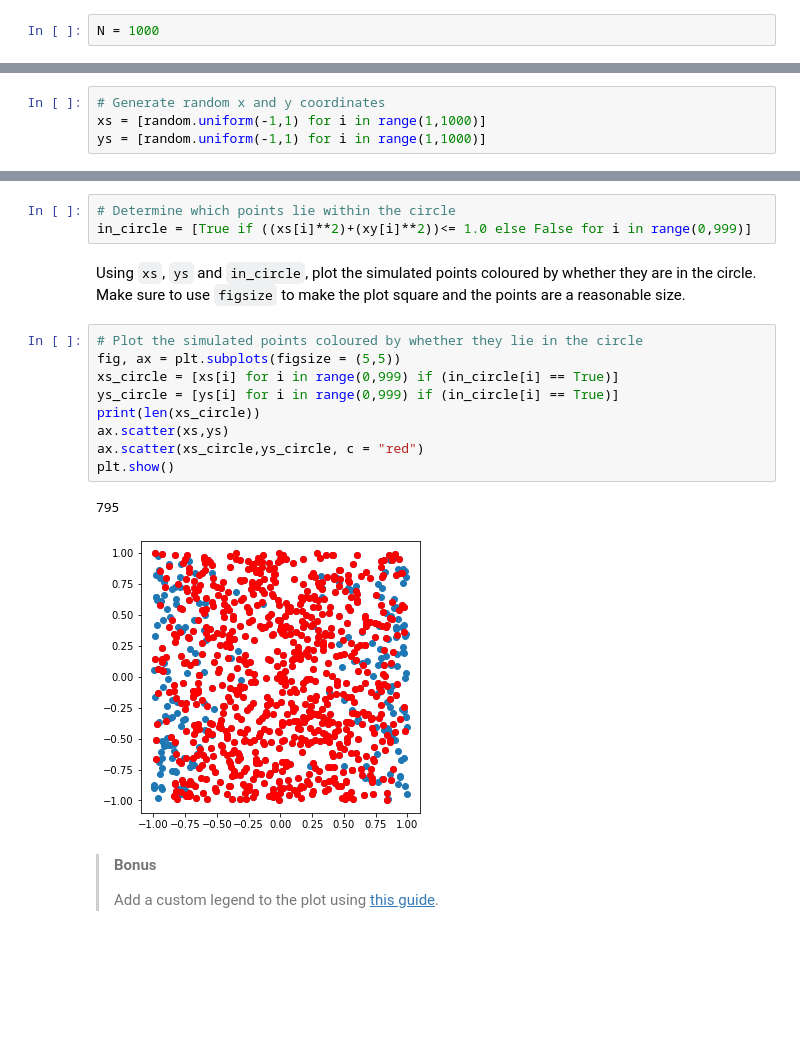
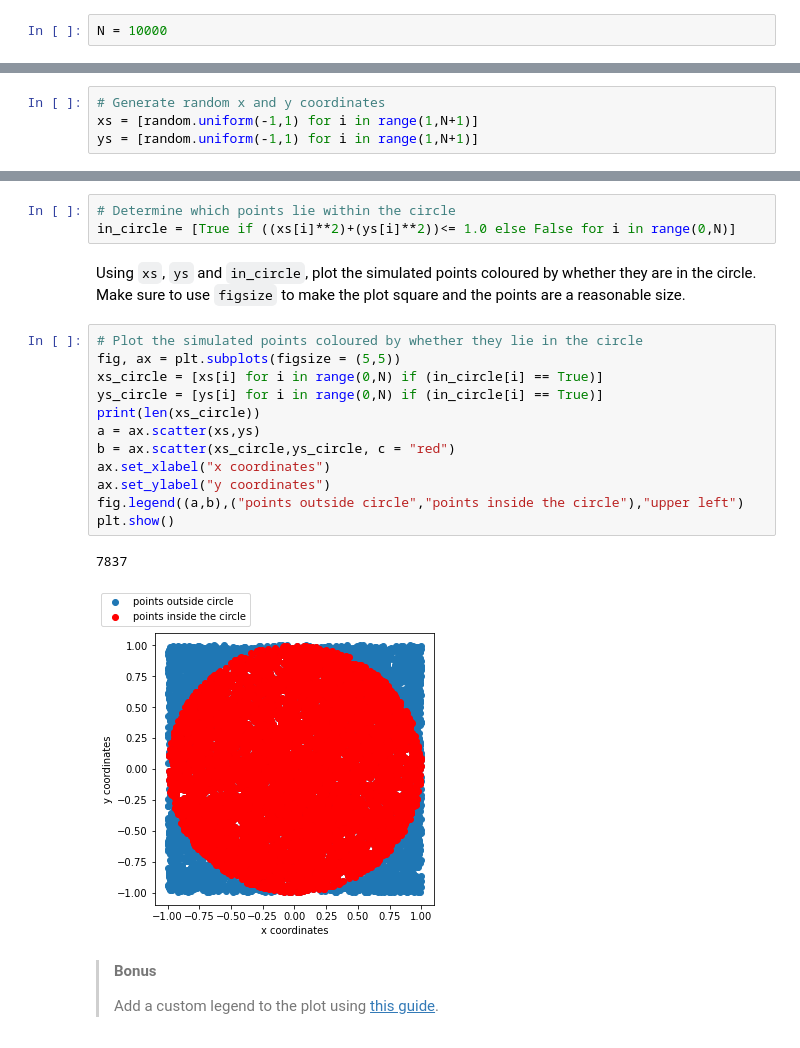
Before and after one commit to mat10599/python_for_data_science, a Jupyter notebook: session2/session-two-project-questions.ipynb, the cells around one changed output, grey strips where cells are left out. Saved outputs shown, nothing was run; the diff lists cells and outputs as text; blank space fills up the shorter version.

```diff
--- a/session2/session-two-project-questions.ipynb
+++ b/session2/session-two-project-questions.ipynb
@@ -243,13 +243,13 @@ It turns out that if we calculate the ratio of the number of points inside the c
 # %% [markdown]
 We will replicate this method for ourselves. The number of points we will generate will be `N`, set initially to be 1000 (feel free to play around with this later).
 # %%
-N = 1000
+N = 10000
 # %% [markdown]
 Start by creating two lists `xs` and `ys` containing random numbers between -1 and 1. To do this, use list comprehensions with `random.uniform(-1, 1)`.
 # %%
 # Generate random x and y coordinates
-xs = [random.uniform(-1,1) for i in range(1,1000)]
-ys = [random.uniform(-1,1) for i in range(1,1000)]
+xs = [random.uniform(-1,1) for i in range(1,N+1)]
+ys = [random.uniform(-1,1) for i in range(1,N+1)]
 # %% [markdown]
 Using a similar method to how we created `zs` first mini-project, create a list `in_circle` which is `True` if the corresponding point from `xs` and `ys` is in the circle.
 # %% [markdown]
@@ -258,21 +258,24 @@ Using a similar method to how we created `zs` first mini-project, create a list
 > A point $(x, y)$ is in the circle if and only if $x^2 + y^2 \leq 1$
 # %%
 # Determine which points lie within the circle
-in_circle = [True if ((xs[i]**2)+(xy[i]**2))<= 1.0 else False for i in range(0,999)]
+in_circle = [True if ((xs[i]**2)+(ys[i]**2))<= 1.0 else False for i in range(0,N)]
 # %% [markdown]
 Using `xs`, `ys` and `in_circle`, plot the simulated points coloured by whether they are in the circle. Make sure to use `figsize` to make the plot square and the points are a reasonable size.
 # %%
 # Plot the simulated points coloured by whether they lie in the circle
 fig, ax = plt.subplots(figsize = (5,5))
-xs_circle = [xs[i] for i in range(0,999) if (in_circle[i] == True)]
-ys_circle = [ys[i] for i in range(0,999) if (in_circle[i] == True)]
+xs_circle = [xs[i] for i in range(0,N) if (in_circle[i] == True)]
+ys_circle = [ys[i] for i in range(0,N) if (in_circle[i] == True)]
 print(len(xs_circle))
-ax.scatter(xs,ys)
-ax.scatter(xs_circle,ys_circle, c = "red")
+a = ax.scatter(xs,ys)
+b = ax.scatter(xs_circle,ys_circle, c = "red")
+ax.set_xlabel("x coordinates")
+ax.set_ylabel("y coordinates")
+fig.legend((a,b),("points outside circle","points inside the circle"),"upper left")
 plt.show()
 # %% [output]
-795
+7837
-[figure, old version]
+[figure, new version]
 # %% [markdown]
 > **Bonus**
 >
```
Also changed, not shown: parts of 4 cells of this notebook.
